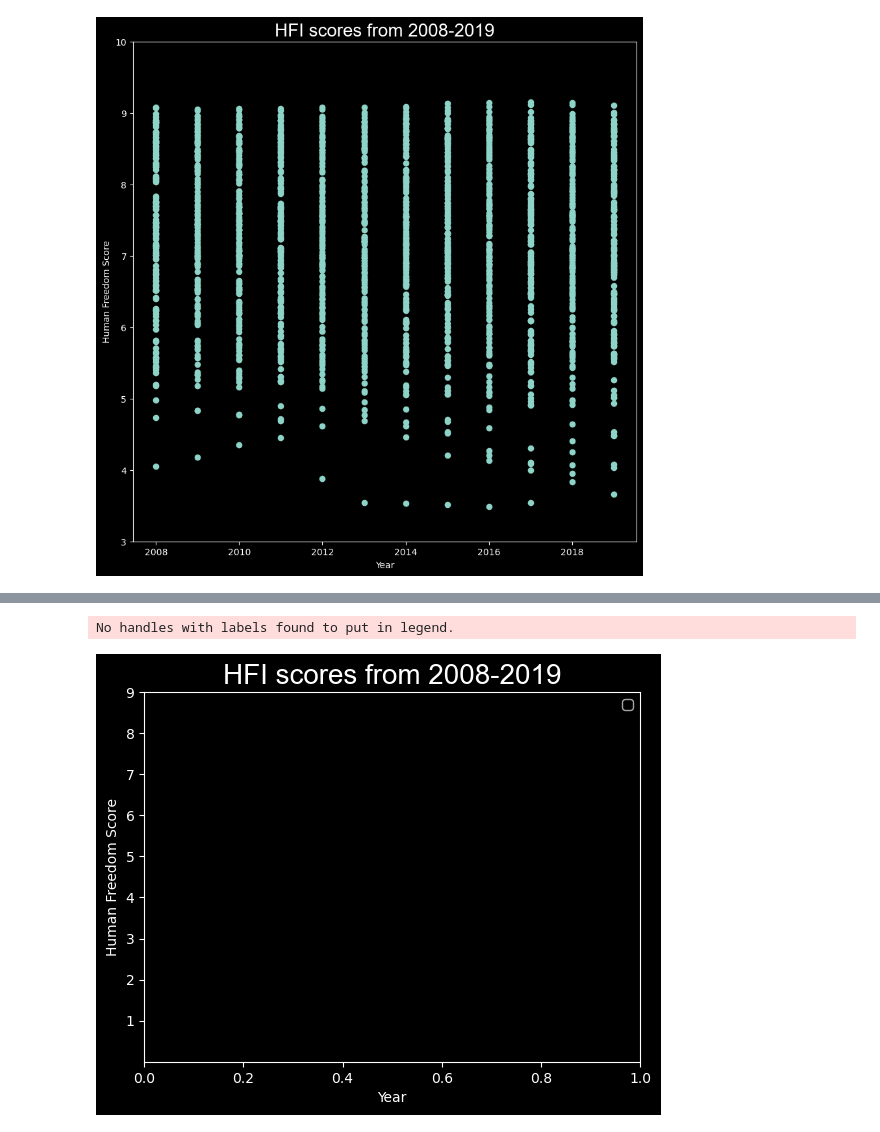
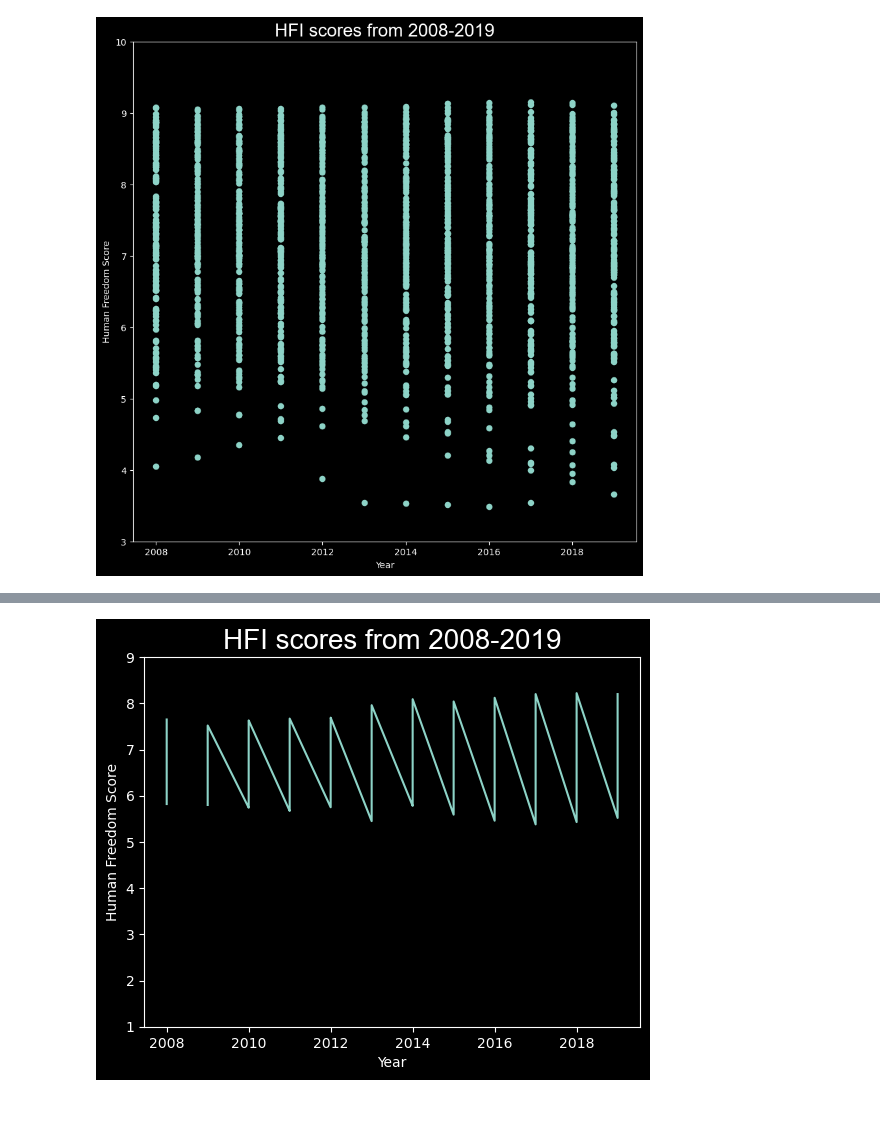
Before and after one commit to NJB7/HumanFreedomIndexProject, a Jupyter notebook: HFIProject.ipynb, the cells around one changed output, grey strips where cells are left out. Saved outputs shown, nothing was run; the diff lists cells and outputs as text; code cells hidden in the pictures.

Commit message:
Oct. 2 code cleanup, pivot tables, styling

```diff
--- a/HFIProject.ipynb
+++ b/HFIProject.ipynb
@@ -475,14 +462,10 @@ plt.show()
 # %%
 #list regions for below plot:
 
-dfregion_mean = (df1[["year", "countries", "region", "hf_score"]].groupby("region").mean())
+dfregion = (df1[["year", "countries", "region", "hf_score"]]
+            .sort_values(["year", "hf_score"], ascending=False))
+dfregion
 
-
-# dfregion = (df1[["year", "countries", "region", "hf_score"]]
-#     .sort_values(["year", "hf_score"], ascending=False)
-#             .loc[(df1["region"] == "Caucasus & Central Asia")])
-dfregion = (df1[["year", "countries", "region", "hf_score"]]
-            .sort_values(["year", "hf_score"], ascending=False)
-            .groupby(["region", "year"]).mean())
-dfregion
+dfregionpivot = pd.pivot_table(data=dfregion, index=['region'], columns=["year"])
+dfregionpivot
 # %% [output]
@@ -503,36 +485,35 @@ dfregion
 # %%
-# plot ME countries
+# plot regions
 
-# dfregion_cca = (dfregion[["hf_score"]]
-#     .loc[(dfregion["region"] == "Caucasus & Central Asia")])
+dfregion_cca = (dfregion[["hf_score", "year"]]
+    .loc[(dfregion["region"] == "Caucasus & Central Asia")])
 
 # fig, ax = plt.subplots(figsize=(8,6))
 # for label, df in p_df.groupby('class'):
 #     df.vals.plot(kind="kde", ax=ax, label=label)
 
 # for region in dfregion:
 # dfregion.plot(kind = "line", ax = plt.gca())
 
 # dfregion.plot(kind='line', ax=plt.gca())
 
 
-# x_cca = dfregion_cca["year"]
-# y_cca = dfregion_cca["hf_score"]
+x_cca = dfregion_cca["year"]
+y_cca = dfregion_cca["hf_score"]
 
-# plt.plot(x_cca, y_cca, label="Caucasus & Central Asia")
+plt.plot(x_cca, y_cca, label="Caucasus & Central Asia")
 
 
 plt.title("HFI scores from 2008-2019", fontdict = {"fontname": "Arial", "fontsize": 20})
 plt.xlabel("Year")
 plt.ylabel("Human Freedom Score")
 
 # plt.xticks([2008, 2009, 2010, 2011, 2012, 2013, 2014, 2015, 2016, 2017, 2018, 2019])
 plt.yticks([1,2,3,4,5,6,7,8,9])
-plt.legend()
-fig = matplotlib.pyplot.gcf()
+# plt.legend()
+fig = plt.gcf()
 fig.savefig('hfiline.png', dpi=300)
 
 plt.show()
 # %% [output]
-No handles with labels found to put in legend.
-[figure, old version]
+[figure, new version]
```
Also changed, not shown: parts of 15 cells of this notebook, 9 other files.
